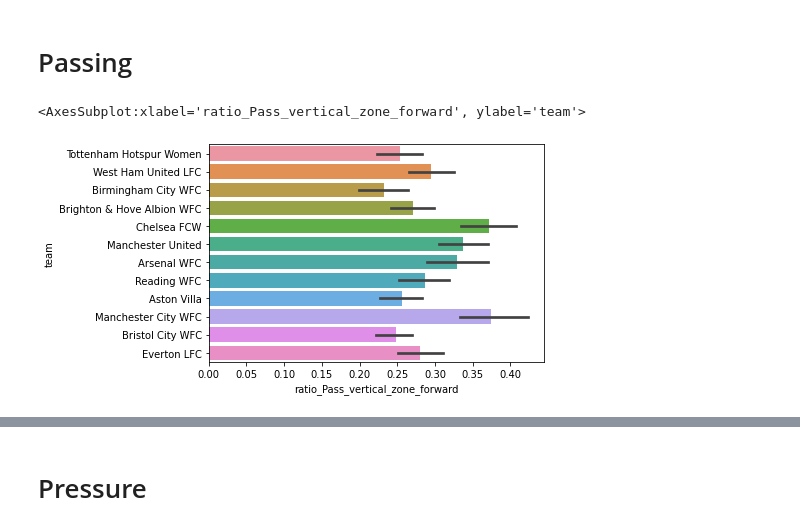
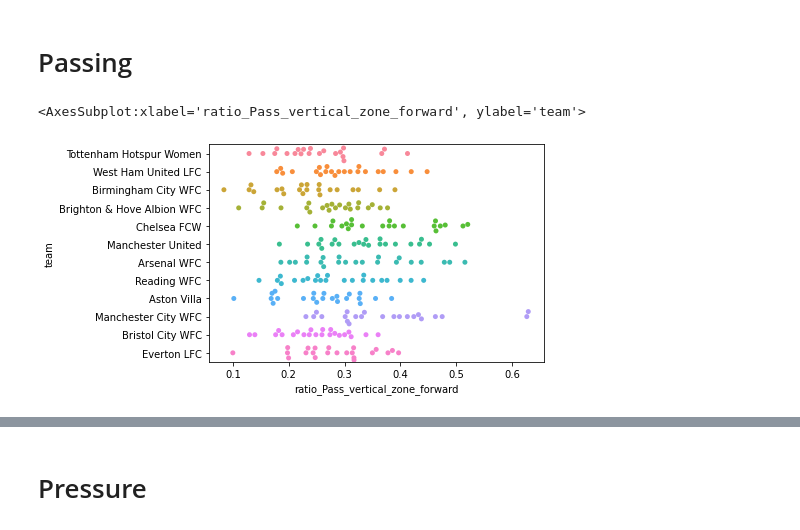
Before and after one commit to Duncan-Hunter/statsbomb_features, a Jupyter notebook: modelling.ipynb, the cells around one changed output, grey strips where cells are left out. Cells and saved outputs as stored; diff of their text form; code cells hidden in the pictures.

```diff
--- a/modelling.ipynb
+++ b/modelling.ipynb
@@ -39,7 +42,7 @@ Index(['match_id', 'team', 'ratio_Pass_horizontal_zone_left_wing',
 # %% [markdown]
 # Passing
 # %%
-sns.barplot(y="team", x="ratio_Pass_vertical_zone_forward", data=wsl_features)
+sns.swarmplot(y="team", x="ratio_Pass_vertical_zone_forward", data=wsl_features)
 # %% [output]
 <AxesSubplot:xlabel='ratio_Pass_vertical_zone_forward', ylabel='team'>
-[figure, old version]
+[figure, new version]
```
Also changed, not shown: parts of 12 cells of this notebook, 1 other file.
